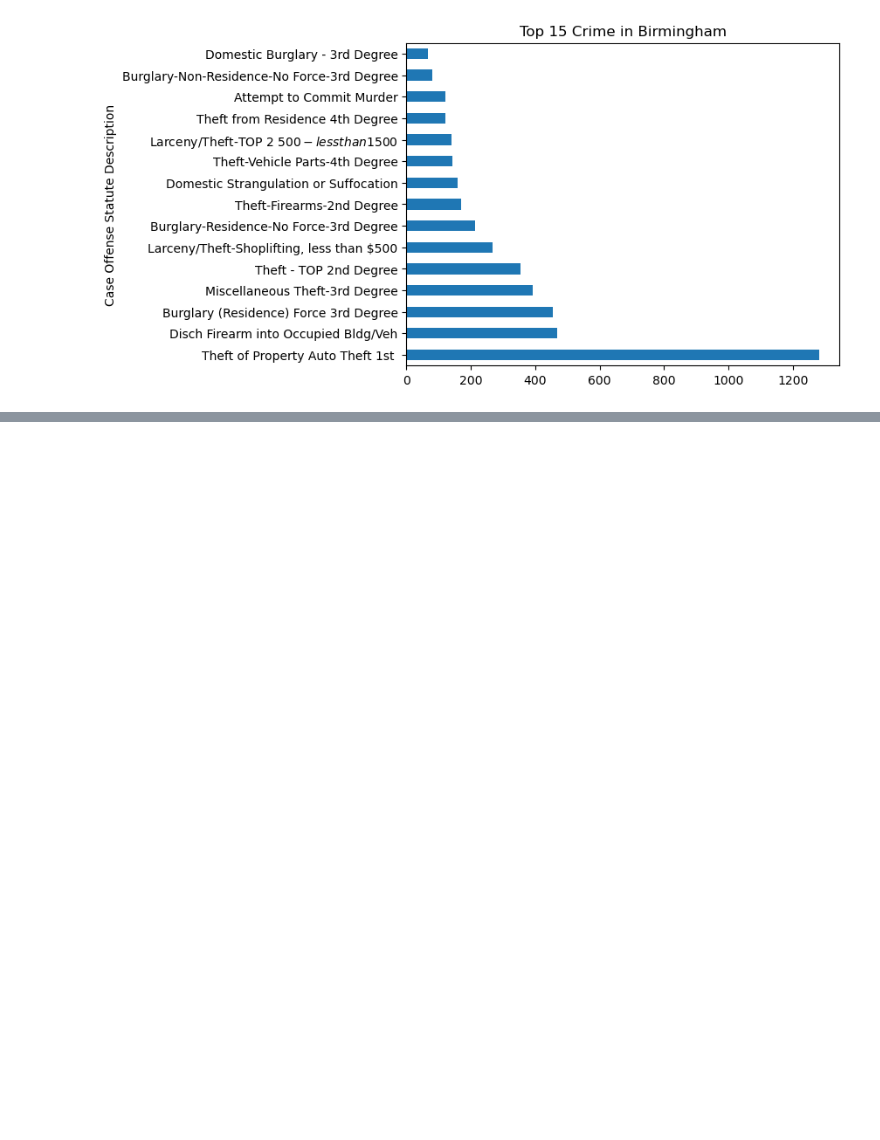
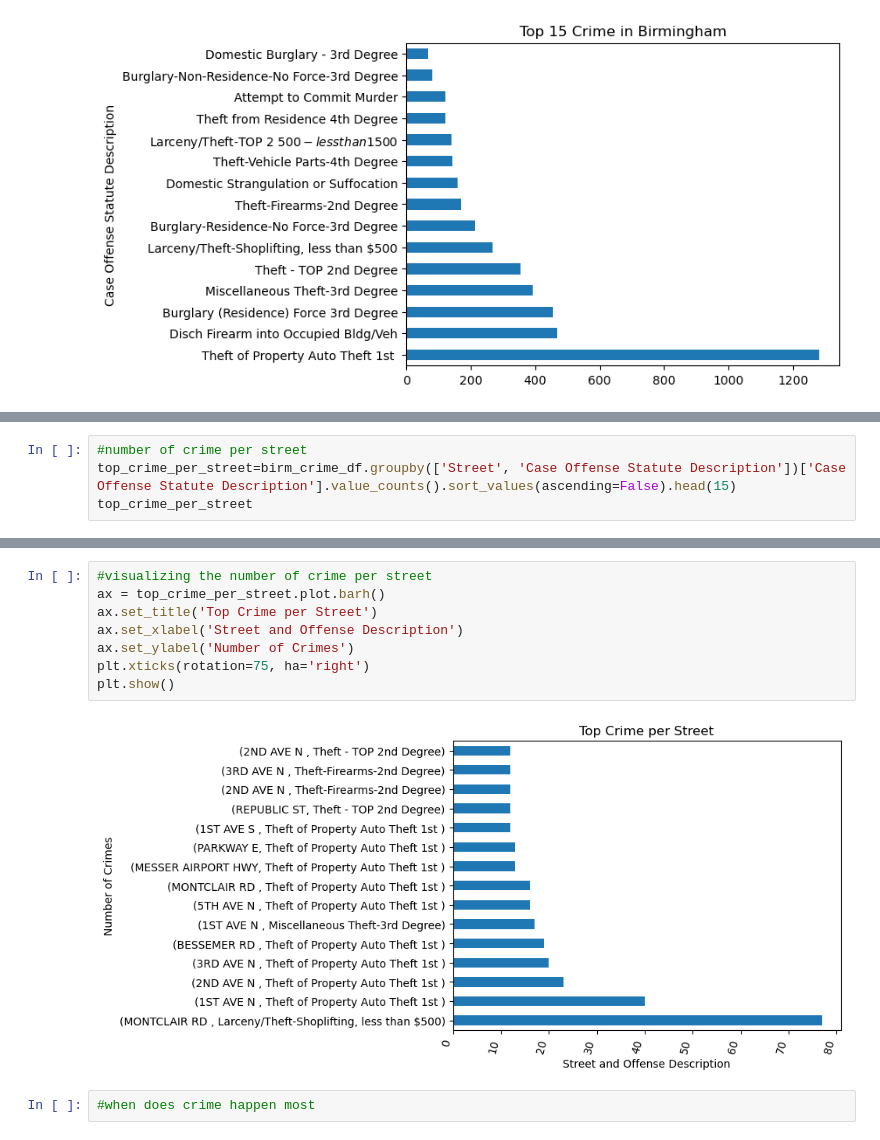
Before and after one commit to Uhuegbu23/crime_unemployment_data, a Jupyter notebook: notebooks/birmingham_crime.ipynb, the cells around one changed output, grey strips where cells are left out. Drawn from its saved outputs; the diff is of its cells as text; blank space fills up the shorter version.

Commit message:
check time and crime

```diff
--- a/notebooks/birmingham_crime.ipynb
+++ b/notebooks/birmingham_crime.ipynb
@@ -270,0 +275,4 @@ top_15_crimes_in_birm.plot(kind="barh", title = "Top 15 Crime in Birmingham")
+# %%
+#number of crime per street
+top_crime_per_street=birm_crime_df.groupby(['Street', 'Case Offense Statute Description'])['Case Offense Statute Description'].value_counts().sort_values(ascending=False).head(15)
+top_crime_per_street
@@ -270,0 +297,12 @@ top_15_crimes_in_birm.plot(kind="barh", title = "Top 15 Crime in Birmingham")
+# %%
+#visualizing the number of crime per street
+ax = top_crime_per_street.plot.barh()
+ax.set_title('Top Crime per Street')
+ax.set_xlabel('Street and Offense Description')
+ax.set_ylabel('Number of Crimes')
+plt.xticks(rotation=75, ha='right')
+plt.show()
+# %% [output]
+[figure, added]
+# %%
+#when does crime happen most
```
Also changed, not shown: parts of 5 cells of this notebook.
